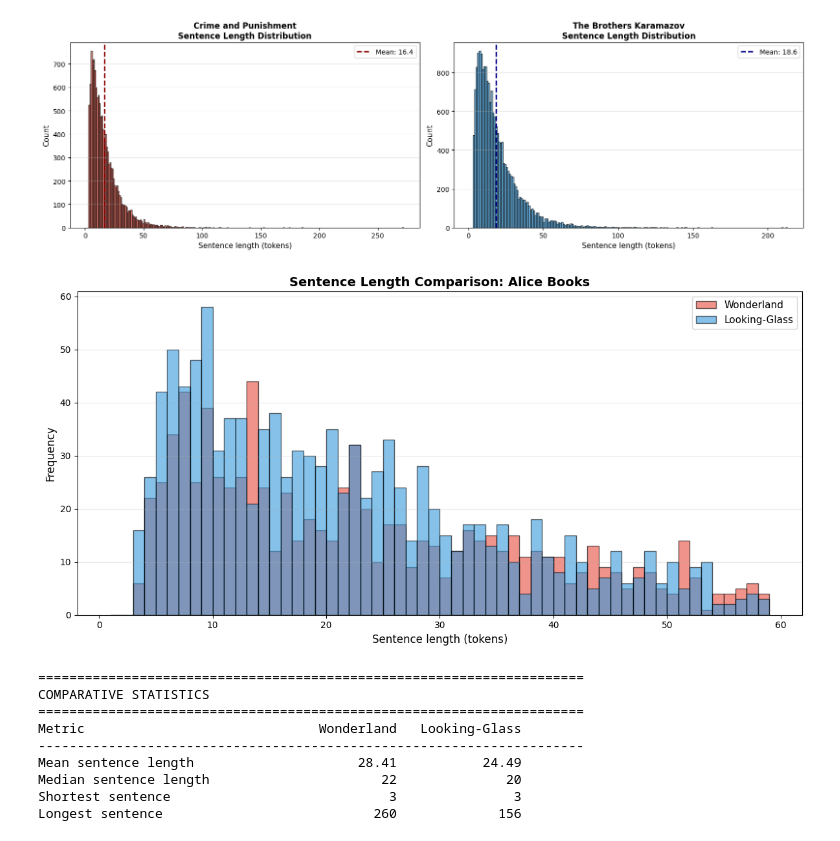
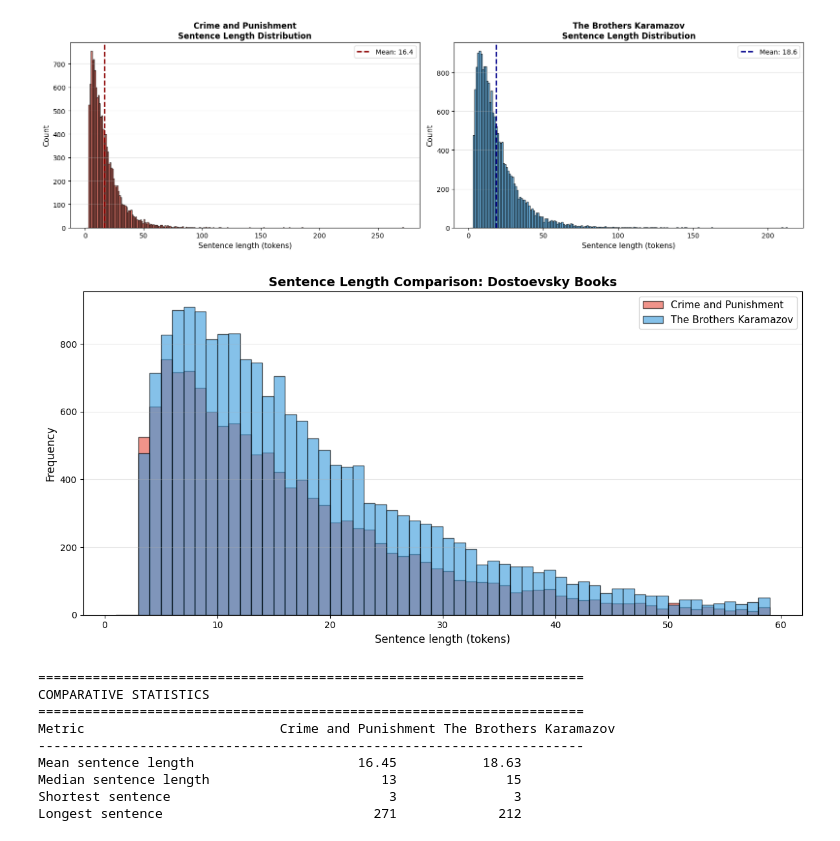
Before and after one commit to NLP-M-A-D/applied-NLP-week3, a Jupyter notebook: notebooks/1_AppliedNLP_Session3_Sentence_Length.ipynb, the cells around one changed output. Saved outputs shown, nothing was run; the diff lists cells and outputs as text; code cells hidden in the pictures.

```diff
--- a/notebooks/1_AppliedNLP_Session3_Sentence_Length.ipynb
+++ b/notebooks/1_AppliedNLP_Session3_Sentence_Length.ipynb
@@ -125,36 +125,36 @@ plt.show()
 # %%
 # Compare both books side by side
 fig, ax = plt.subplots(figsize=(12, 6))
 
-ax.hist(wonderland_tokens, bins=range(1, 60), alpha=0.6, color='#e74c3c', label='Wonderland', edgecolor='black')
-ax.hist(looking_glass_tokens, bins=range(1, 60), alpha=0.6, color='#3498db', label='Looking-Glass', edgecolor='black')
+ax.hist(crime_tokens, bins=range(1, 60), alpha=0.6, color='#e74c3c', label='Crime and Punishment', edgecolor='black')
+ax.hist(brothers_tokens, bins=range(1, 60), alpha=0.6, color='#3498db', label='The Brothers Karamazov', edgecolor='black')
 ax.set_xlabel('Sentence length (tokens)', fontsize=12)
 ax.set_ylabel('Frequency', fontsize=12)
-ax.set_title('Sentence Length Comparison: Alice Books', fontsize=14, fontweight='bold')
+ax.set_title('Sentence Length Comparison: Dostoevsky Books', fontsize=14, fontweight='bold')
 ax.legend(fontsize=11)
 ax.grid(True, alpha=0.3, axis='y')
 
 plt.tight_layout()
 plt.show()
 
 # Statistical comparison
 print("\n" + "="*70)
 print("COMPARATIVE STATISTICS")
 print("="*70)
-print(f"{'Metric':<30} {'Wonderland':>15} {'Looking-Glass':>15}")
+print(f"{'Metric':<30} {'Crime and Punishment':>15} {'The Brothers Karamazov':>15}")
 print("-"*70)
-print(f"{'Mean sentence length':<30} {sum(wonderland_tokens)/len(wonderland_tokens):>15.2f} {sum(looking_glass_tokens)/len(looking_glass_tokens):>15.2f}")
-print(f"{'Median sentence length':<30} {sorted(wonderland_tokens)[len(wonderland_tokens)//2]:>15} {sorted(looking_glass_tokens)[len(looking_glass_tokens)//2]:>15}")
-print(f"{'Shortest sentence':<30} {min(wonderland_tokens):>15} {min(looking_glass_tokens):>15}")
-print(f"{'Longest sentence':<30} {max(wonderland_tokens):>15} {max(looking_glass_tokens):>15}")
+print(f"{'Mean sentence length':<30} {sum(crime_tokens)/len(crime_tokens):>15.2f} {sum(brothers_tokens)/len(brothers_tokens):>15.2f}")
+print(f"{'Median sentence length':<30} {sorted(crime_tokens)[len(crime_tokens)//2]:>15} {sorted(brothers_tokens)[len(brothers_tokens)//2]:>15}")
+print(f"{'Shortest sentence':<30} {min(crime_tokens):>15} {min(brothers_tokens):>15}")
+print(f"{'Longest sentence':<30} {max(crime_tokens):>15} {max(brothers_tokens):>15}")
 # %% [output]
-[figure, old version]
+[figure, new version]
 ======================================================================
 COMPARATIVE STATISTICS
 ======================================================================
-Metric                              Wonderland   Looking-Glass
+Metric                         Crime and Punishment The Brothers Karamazov
 ----------------------------------------------------------------------
-Mean sentence length                     28.41           24.49
-Median sentence length                      22              20
+Mean sentence length                     16.45           18.63
+Median sentence length                      13              15
 Shortest sentence                            3               3
-Longest sentence                           260             156
+Longest sentence                           271             212
```
